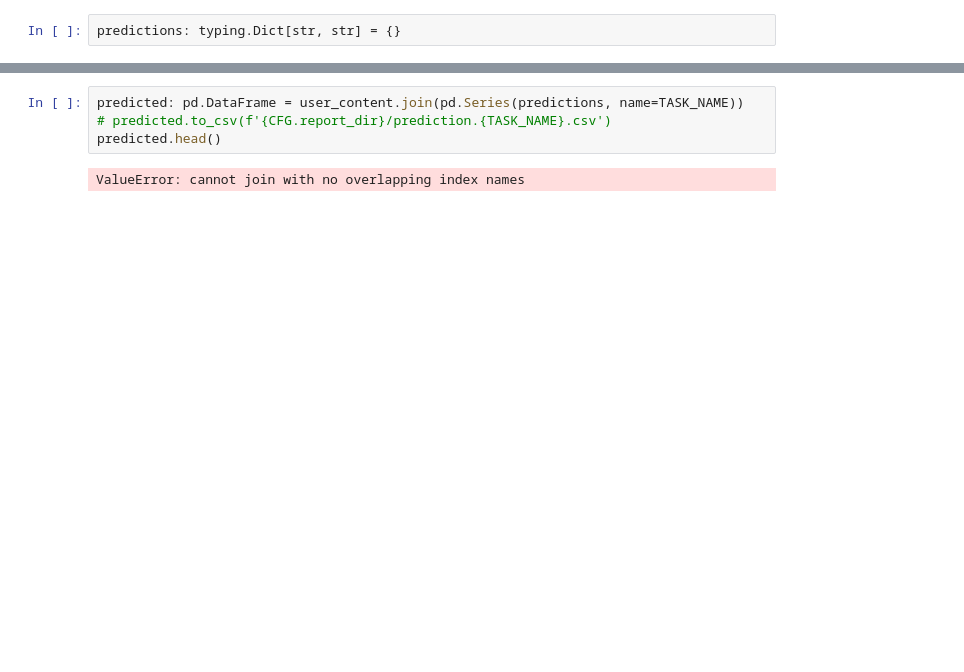
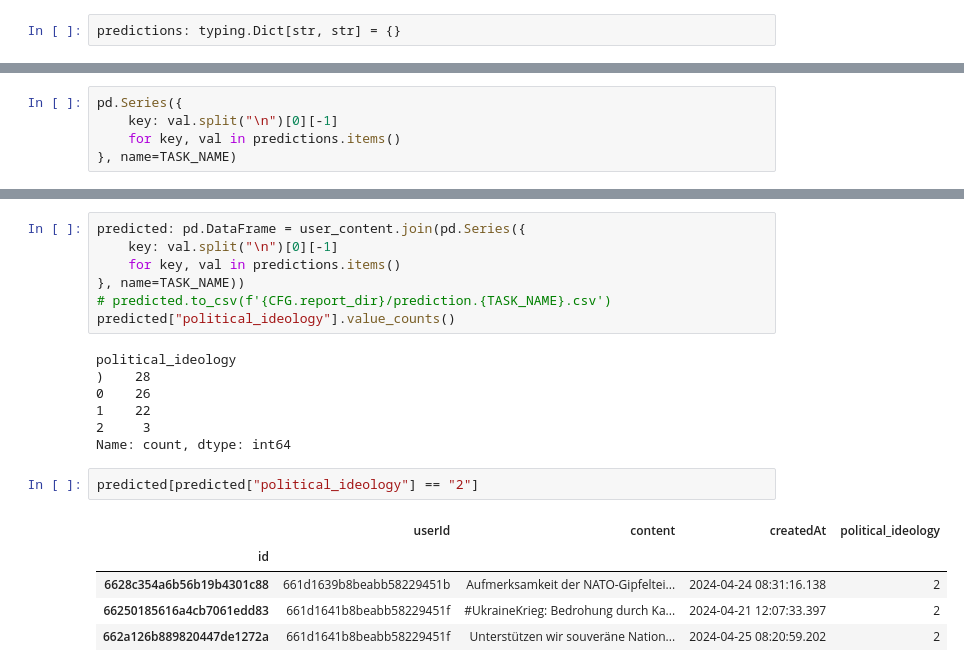
Before and after one commit to cl-trier/TWON-Exploration, a Jupyter notebook: 20--Prompt-Classify.ipynb, the cells around one changed output, grey strips where cells are left out. Drawn from its saved outputs; the diff is of its cells as text; blank space fills up the shorter version.

```diff
--- a/20--Prompt-Classify.ipynb
+++ b/20--Prompt-Classify.ipynb
@@ -62,0 +80,5 @@ predictions
+# %%
+pd.Series({
+    key: val.split("\n")[0][-1]
+    for key, val in predictions.items()
+}, name=TASK_NAME)
@@ -63,6 +98,22 @@ predictions
 # %%
-predicted: pd.DataFrame = user_content.join(pd.Series(predictions, name=TASK_NAME))
+predicted: pd.DataFrame = user_content.join(pd.Series({
+    key: val.split("\n")[0][-1]
+    for key, val in predictions.items()
+}, name=TASK_NAME))
 # predicted.to_csv(f'{CFG.report_dir}/prediction.{TASK_NAME}.csv')
-predicted.head()
+predicted["political_ideology"].value_counts()
 # %% [output]
-ValueError: cannot join with no overlapping index names
+political_ideology
+)    28
+0    26
+1    22
+2     3
+Name: count, dtype: int64
+# %%
+predicted[predicted["political_ideology"] == "2"]
+# %% [output]
+|  | userId | content | createdAt | political_ideology |
+| id |  |  |  |  |
+| 6628c354a6b56b19b4301c88 | 661d1639b8beabb58229451b | Aufmerksamkeit der NATO-Gipfeltei... | 2024-04-24 08:31:16.138 | 2 |
+| 66250185616a4cb7061edd83 | 661d1641b8beabb58229451f | #UkraineKrieg: Bedrohung durch Ka... | 2024-04-21 12:07:33.397 | 2 |
+| 662a126b889820447de1272a | 661d1641b8beabb58229451f | Unterstützen wir souveräne Nation... | 2024-04-25 08:20:59.202 | 2 |
```
Also changed, not shown: parts of 6 cells of this notebook, 1 other file.
